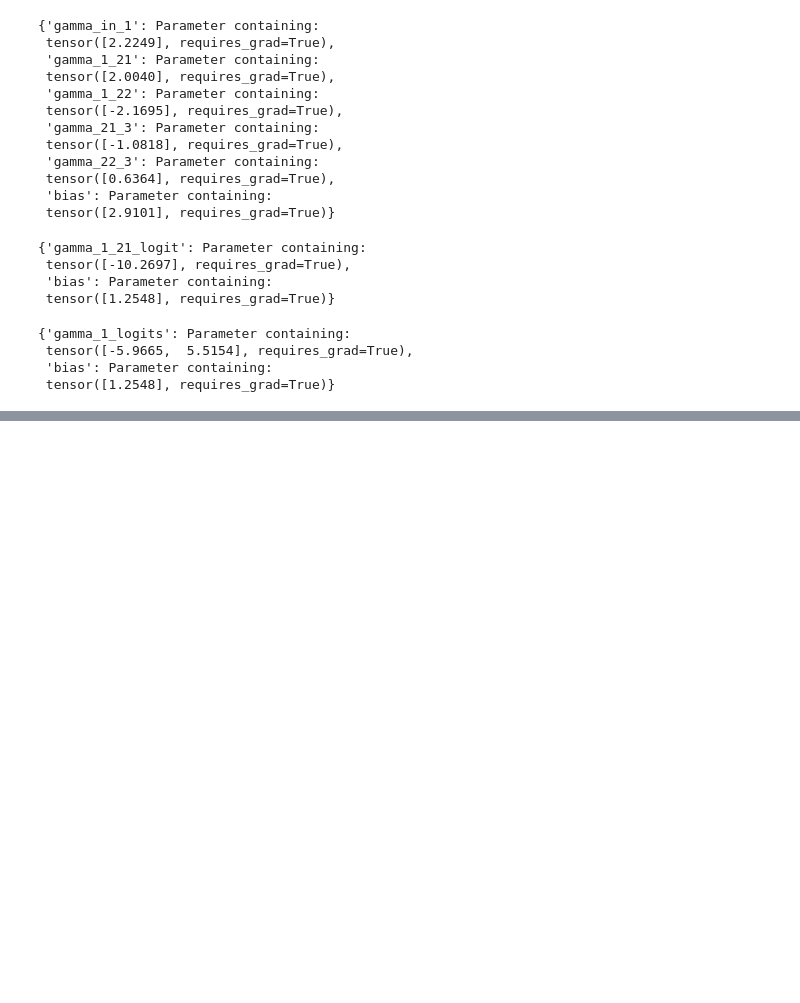
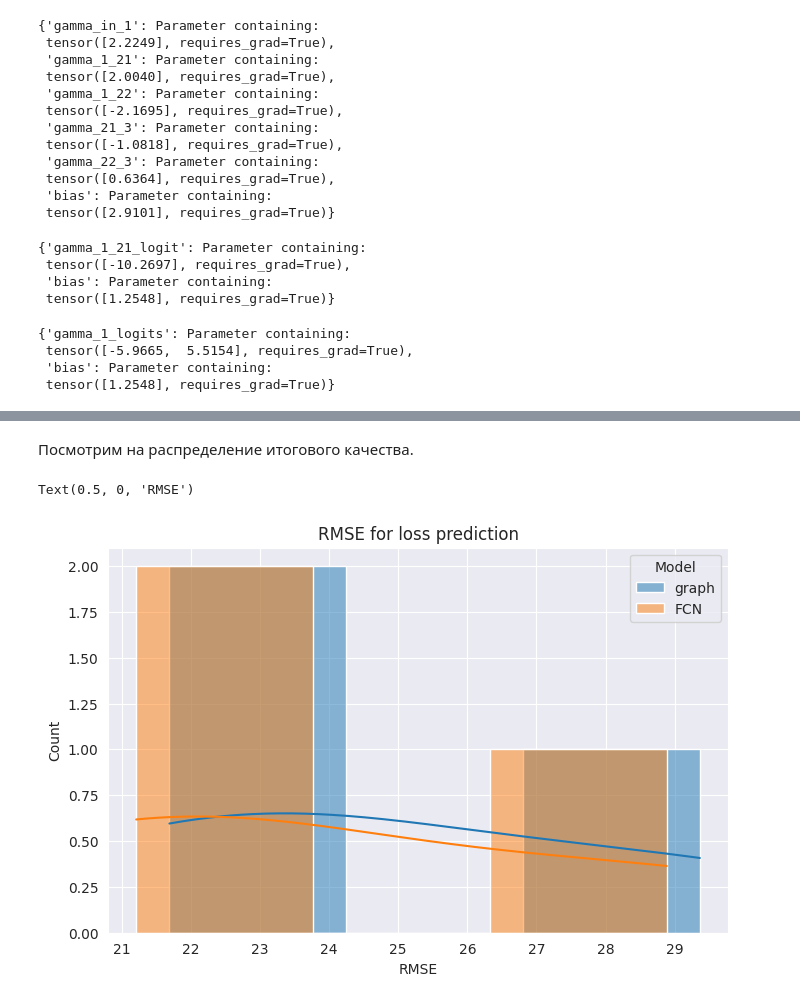
Before and after one commit to intsystems/Zero-shot-structural-pruning, a Jupyter notebook: notebooks/graphmodel.ipynb, the cells around one changed output, grey strips where cells are left out. Cells and saved outputs as stored; diff of their text form; code cells hidden in the pictures; blank space fills up the shorter version.

```diff
--- a/notebooks/graphmodel.ipynb
+++ b/notebooks/graphmodel.ipynb
@@ -1079,0 +1525,14 @@ dict(surrogate_cycle_norm_model_2.named_parameters())
+# %% [markdown]
+Посмотрим на распределение итогового качества.
+# %%
+plt.figure(figsize=(8, 5))
+
+for name_model, metric in metric_results.items():
+    sns.histplot(metric, kde=True, alpha=0.5, label=name_model)
+
+plt.title('RMSE for loss prediction')
+plt.legend(title='Model')
+plt.xlabel('RMSE')
+# %% [output]
+Text(0.5, 0, 'RMSE')
+[figure, added]
```
Also changed, not shown: parts of 28 cells of this notebook.
